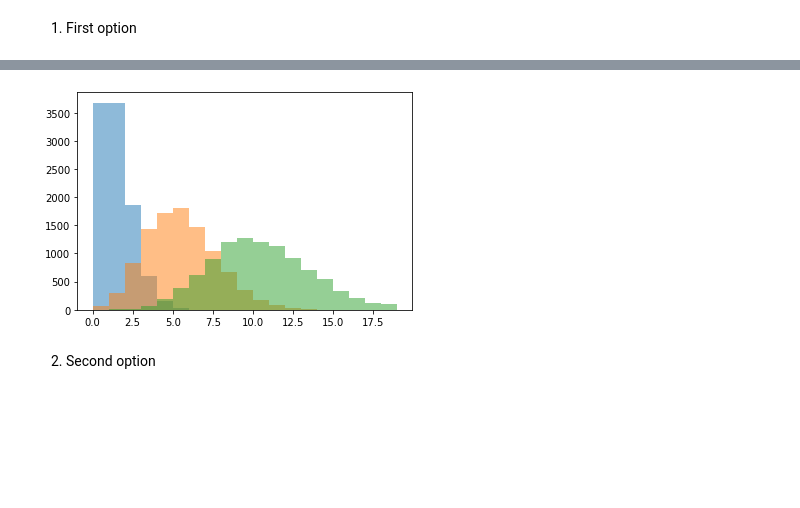
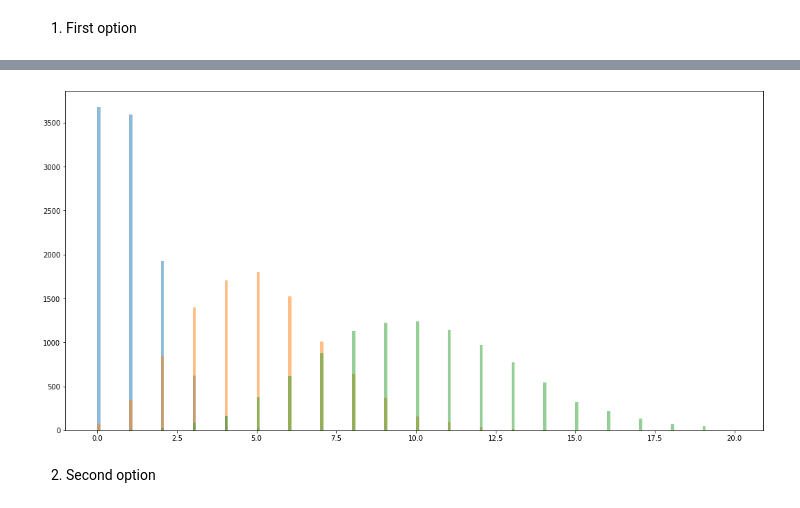
Before and after one commit to stapaw/financial_math, a Jupyter notebook: lab1/lab1.ipynb, the cells around one changed output, grey strips where cells are left out. Saved outputs shown, nothing was run; the diff lists cells and outputs as text; code cells hidden in the pictures; blank space fills up the shorter version.

```diff
--- a/lab1/lab1.ipynb
+++ b/lab1/lab1.ipynb
@@ -145,13 +173,14 @@ def poisson_generator2(lbda):
 # %% [markdown]
 1. First option
 # %%
-
-data = np.arange(0, 20, 1)
-lbda1 = np.array([poisson_generator1(1) for x in range(0, 10000)])
-lbda5 = np.array([poisson_generator1(5) for x in range(0, 10000)])
-lbda10 = np.array([poisson_generator1(10) for x in range(0, 10000)])
-plt.hist(lbda1, bins=data, alpha=0.5)
-plt.hist(lbda5, bins=data, alpha=0.5)
-plt.hist(lbda10, bins=data, alpha=0.5)
-plt
+n = 10000
+fig, ax = plt.subplots(figsize=(18, 9))
+data = np.arange(0, 20, 0.1)
+lbda1 = np.array([poisson_generator1(1) for x in range(0, n)])
+lbda5 = np.array([poisson_generator1(5) for x in range(0, n)])
+lbda10 = np.array([poisson_generator1(10) for x in range(0, n)])
+ax.hist(lbda1, bins=data, alpha=0.5)
+ax.hist(lbda5, bins=data, alpha=0.5)
+ax.hist(lbda10, bins=data, alpha=0.5)
+ax
 # %% [output]
@@ -159,4 +188,4 @@ plt
-[figure, old version]
+[figure, new version]
 # %% [markdown]
 2. Second option
 # %%
```
Also changed, not shown: parts of 14 cells of this notebook.
